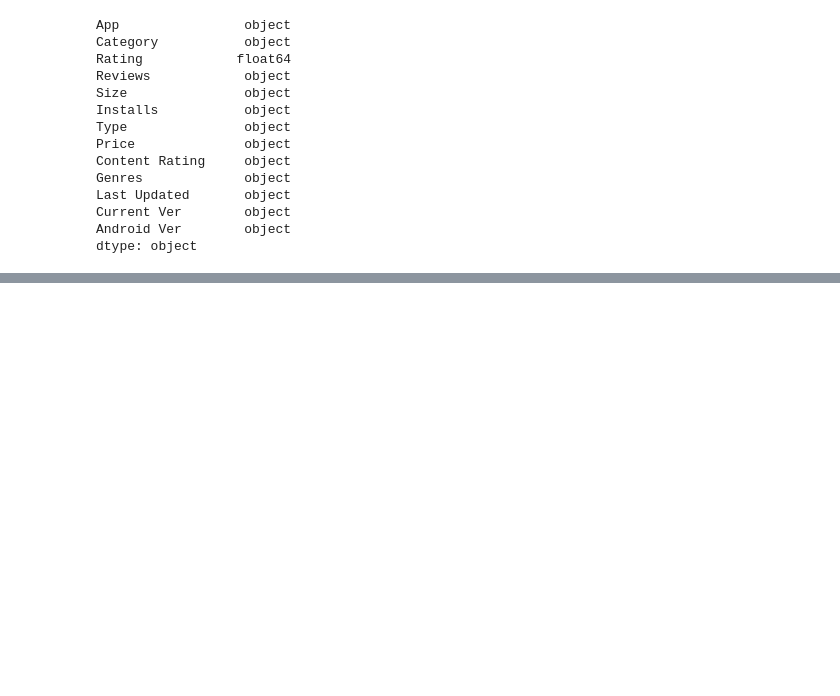
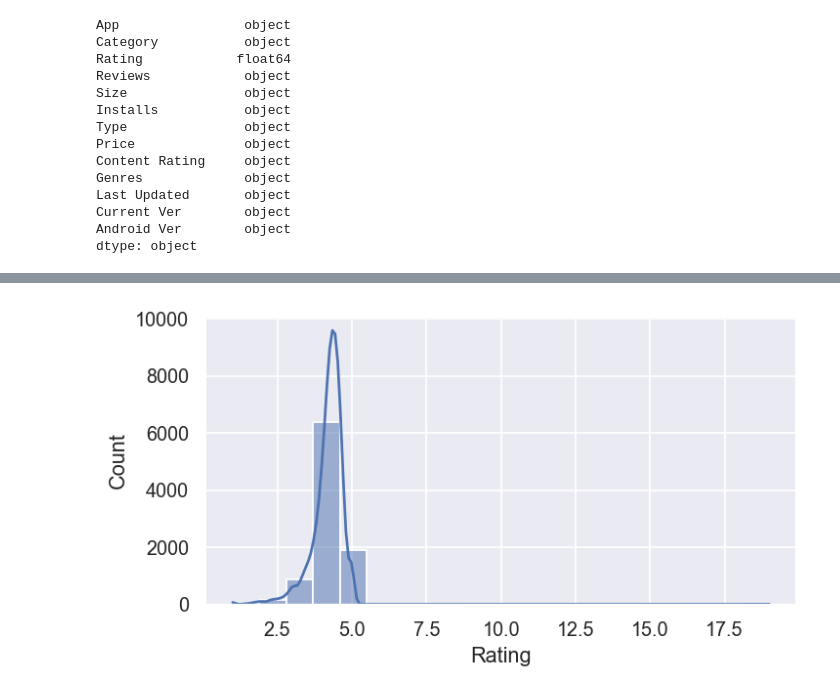
Before and after one commit to Manav099/ExploratoryDataAnalysis, a Jupyter notebook: Project01-googleplaystore/GooglePlayStore.ipynb, the cells around one changed output, grey strips where cells are left out. Cells and saved outputs as stored; diff of their text form; code cells hidden in the pictures; blank space fills up the shorter version.

```diff
--- a/Project01-googleplaystore/GooglePlayStore.ipynb
+++ b/Project01-googleplaystore/GooglePlayStore.ipynb
@@ -377,0 +189,6 @@ df.shape
+# %%
+plt.figure(figsize=(6,3), dpi=130)
+sns.histplot(df['Rating'], kde=True, bins=20)
+plt.show();
+# %% [output]
+[figure, added]
```
Also changed, not shown: parts of 67 cells of this notebook.
